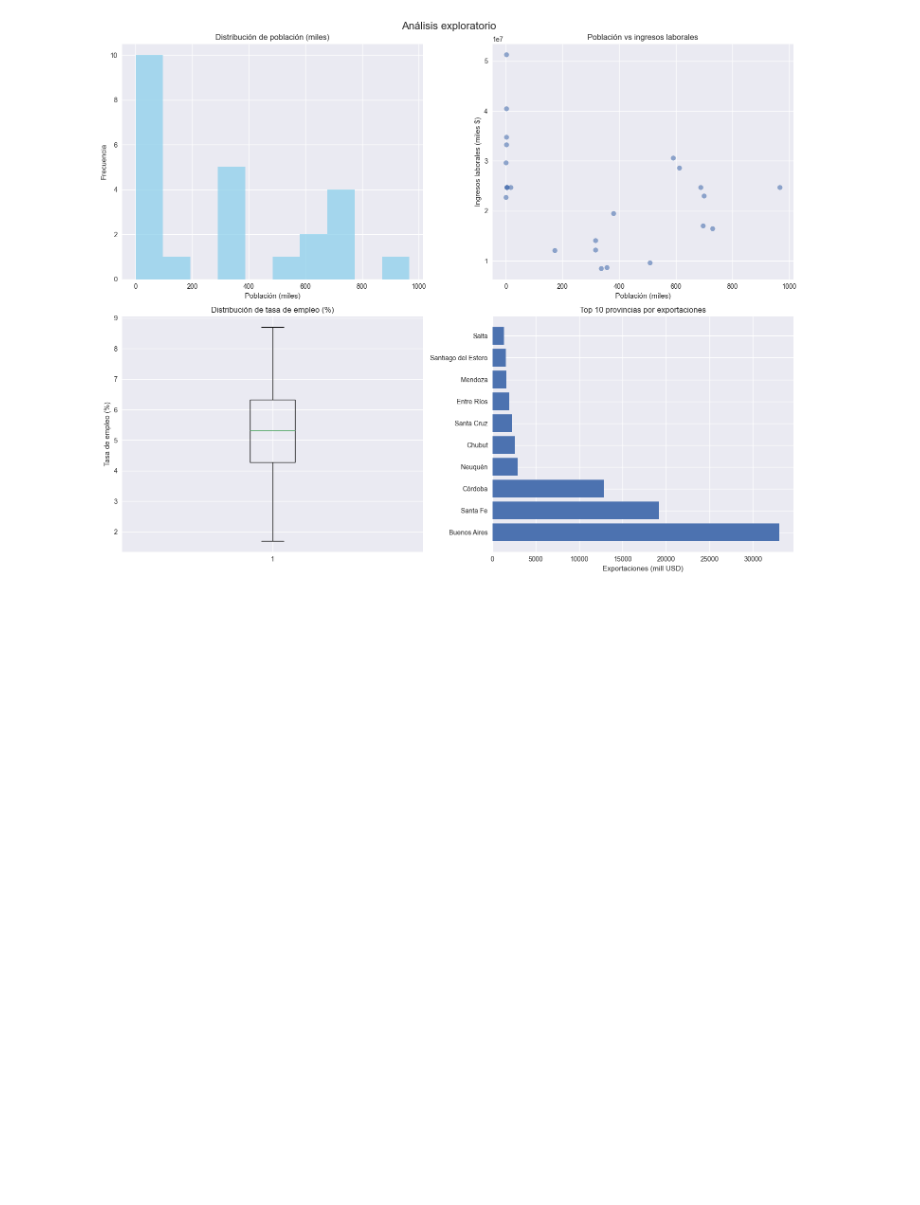
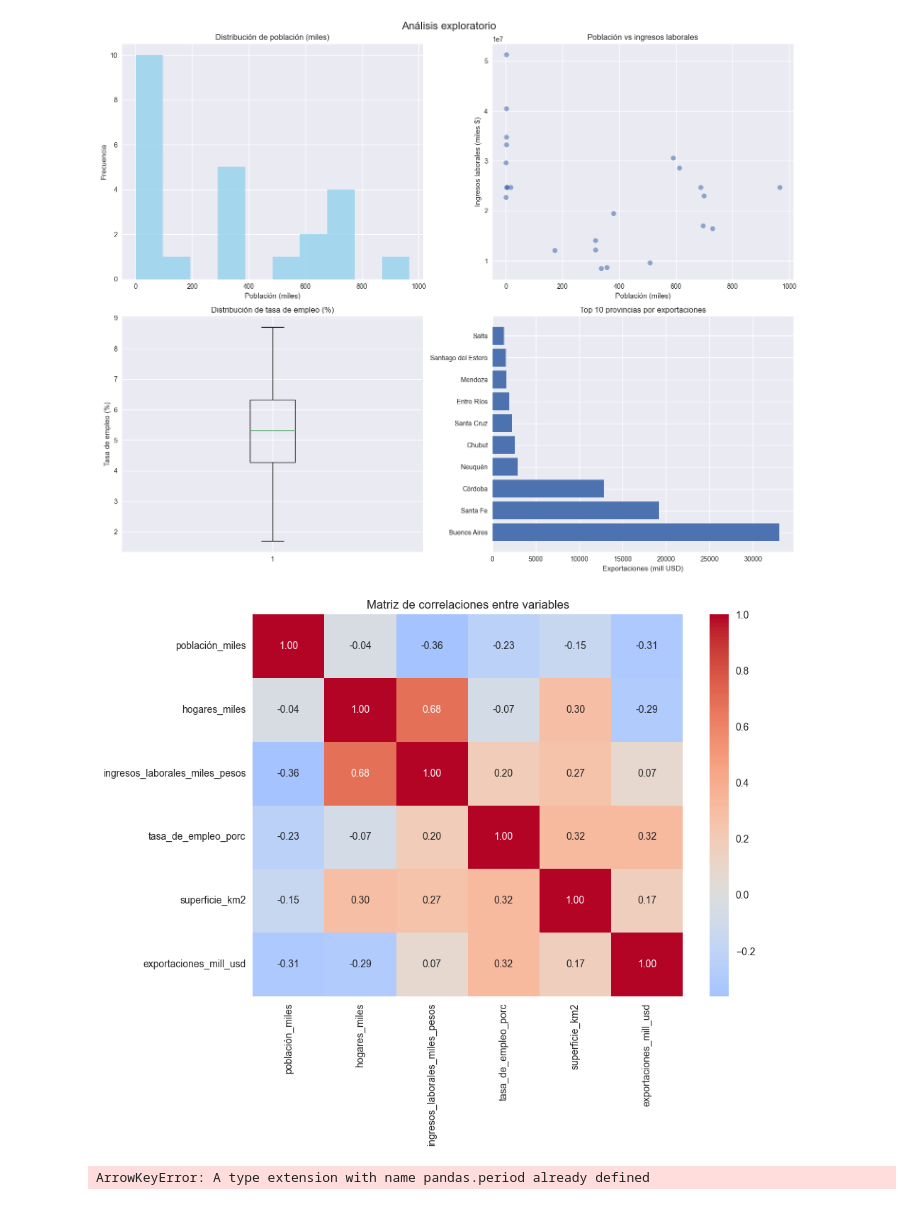
Before and after one commit to matitab/practica-TP1-FCD, a Jupyter notebook: resolucionTP1.ipynb, the cells around one changed output. Saved outputs shown, nothing was run; the diff lists cells and outputs as text; code cells hidden in the pictures; blank space fills up the shorter version.

Commit message:
matriz de correlaciones

```diff
--- a/resolucionTP1.ipynb
+++ b/resolucionTP1.ipynb
@@ -287,0 +292,18 @@ plt.show()
+# %%
+# Matriz de correlaciones
+#correlaciones = df_limpio2[['población_miles', 'hogares_miles', 'ingresos_laborales_miles_pesos',
+#                          'tasa_de_empleo_porc', 'superficie_km2', 'exportaciones_mill_usd']].corr()
+
+correlaciones = df_limpio2.corr(numeric_only = True)
+
+#print("Matriz de correlaciones:")
+#print(correlaciones.round(3)) # redondea cada número de las celdas a 3 decimales de precisión
+
+# Heatmap de correlaciones
+plt.figure(figsize=(10, 8)) # ancho y alto en pulgadas
+sns.heatmap(correlaciones, annot=True, cmap='coolwarm', center=0, fmt='.2f')
+plt.title('Matriz de correlaciones entre variables')
+plt.tight_layout()
+plt.show()
+# %% [output]
+[figure, added]
@@ -287,0 +323,14 @@ plt.show()
+# %%
+# pip install pyarrow
+# pip install --upgrade pandas pyarrow
+
+# pip install -r requirements.txt
+
+# exporto a .parquet
+df_limpio2.to_parquet('provincias_datos_2022_limpio.parquet')
+print("Dataset exportado a formato .parquet")
+
+# formato más fácil de parsear, y lo mejor es que conserva el último estado del dataframe (df_limpio2)
+# por lo que no hay que volver a limpiar el dataset
+# %% [output]
+ArrowKeyError: A type extension with name pandas.period already defined
```
Also changed, not shown: parts of 6 cells of this notebook, 1 other file.
